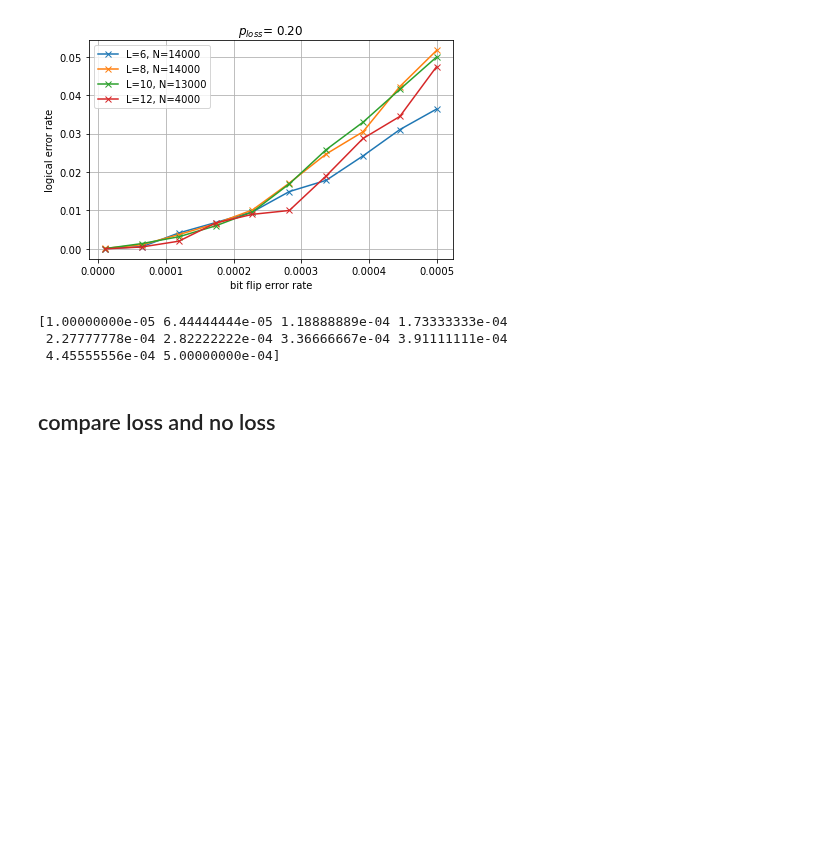
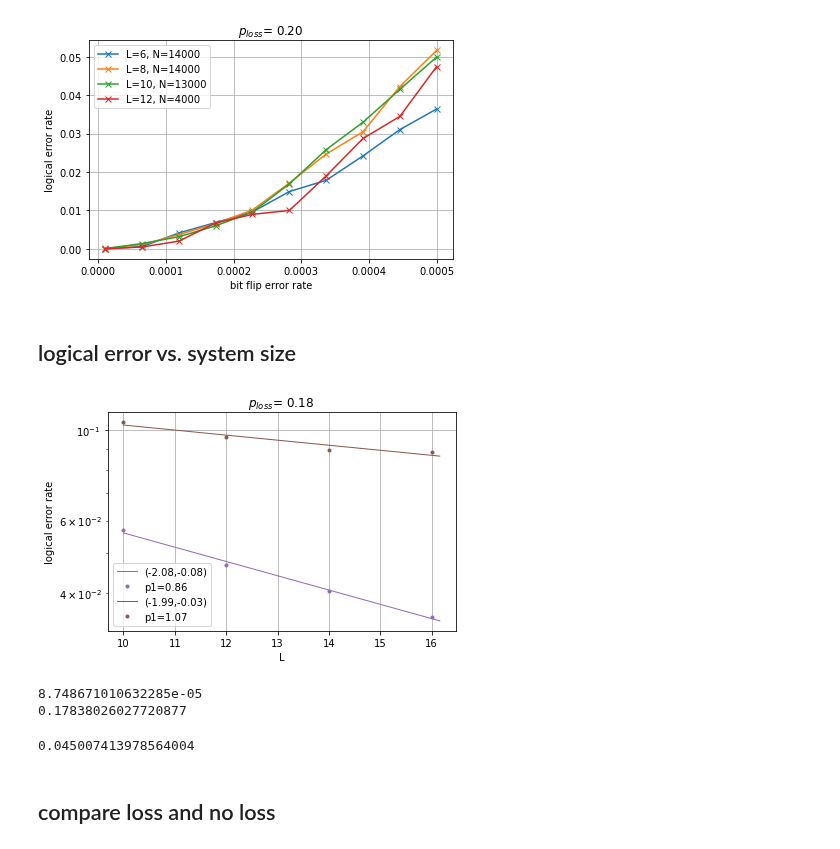
Before and after one commit to hassan-shap/quantum-emitter, a Jupyter notebook: pp_threshold_qdot.ipynb, the cells around one changed output. Saved outputs shown, nothing was run; the diff lists cells and outputs as text; code cells hidden in the pictures; blank space fills up the shorter version.

Commit message:
qdot size

```diff
--- a/pp_threshold_qdot.ipynb
+++ b/pp_threshold_qdot.ipynb
@@ -206,12 +206,75 @@ plt.tight_layout()
 plt.show()
 # %% [output]
 [figure]
-# %%
-print(p1_list)
-# %% [output]
-[1.00000000e-05 6.44444444e-05 1.18888889e-04 1.73333333e-04
- 2.27777778e-04 2.82222222e-04 3.36666667e-04 3.91111111e-04
- 4.45555556e-04 5.00000000e-04]
+# %% [markdown]
+## logical error vs. system size
+# %%
+repeat = 20
+L_list = [10,12,14,16]
+prob_l = 0.18
+
+failure_ratio_tot = np.zeros((len(L_list),8))
+# plt.figure(1)#,figsize=(5,3))
+for i_L, L in enumerate(L_list):
+    first = True
+    for i_rep in range(repeat):
+        fname = "data_loss_qdot/" + "p1_eq_p2_p_%.2f_L_%d_i_%d_new2.npz" % (prob_l,L,i_rep)
+        if os.path.exists(fname):
+            npz_file = np.load(fname)
+            p1_list, loss_prob, fail_prob_z, Nrep_loss, Nrep_flip = npz_file['p1_list'], npz_file['loss_prob'], npz_file['fail_prob_z'], npz_file['Nrep_loss'], npz_file['Nrep_flip']
+            if first :
+                first = False
+                fail_prob_avg = np.zeros(len(p1_list))
+                loss_prob_avg = 0
+                Ntot_loss = 0
+                Ntot_flip = 0
+                Ntot = 0
+            fail_prob_avg += (fail_prob_z+loss_prob)
+            loss_prob_avg += loss_prob
+            Ntot += Nrep_loss#*(Nrep_loss-loss_prob)+loss_prob
+    if not first:
+        failure_ratio_tot[i_L,:]=(fail_prob_avg/Ntot)
+        # plt.plot(p1_list,failure_ratio_tot[i_L,:],".-", color="C%d" % (i_L), label="L=%d, N=%d" % (L,Ntot))
+
+plt.figure(1)
+for i_p, p1 in enumerate(p1_list):
+    # if p1<0.00125:
+    if i_p in [4,5]:
+    # if i_p in [2,3]:
+        z = np.polyfit(L_list, np.log(failure_ratio_tot[:,i_p]), 1)
+        x_plot = np.linspace(min(L_list),1.01*max(L_list))
+        y_plot = np.exp(z[1]+ z[0]*x_plot)
+        plt.plot(x_plot,y_plot, color="C%d" % (i_p),linewidth=1, label="(%.2f,%.2f)" % (z[1],z[0]))
+        plt.plot(L_list,failure_ratio_tot[:,i_p],".", color="C%d" % (i_p), label="p1=%.2f" % (p1*1e3))
+
+
+plt.legend()
+plt.title(r"$p_{loss} $= %.2f " % (prob_l))
+plt.grid()
+plt.yscale("log")
+plt.xlabel("L")
+plt.ylabel("logical error rate")
+# plt.legend()
+plt.tight_layout()
+# plt.savefig("figs/loss_%.2f_toric_threshold.pdf" % (prob_l))
+plt.show()
+# %% [output]
+[figure, added]
+# %%
+η = -(0.1/(-np.log(1e-3)-2))**2 * np.log(1-0.19)
+print(η)
+speed = 2.13e8
+λ = 10/np.log(10) * η/(speed*1e-8) * 1e3
+print(λ)
+# %% [output]
+8.748671010632285e-05
+0.17838026027720877
+# %%
+loss_rate_fiber = 0.2 ## dB/km
+dist = 1 # km
+1-10**(-loss_rate_fiber/10*dist)
+# %% [output]
+0.045007413978564004
 # %% [markdown]
 ## compare loss and no loss
 # %%
```
Also changed, not shown: parts of 1 cell of this notebook, 3 other files.
